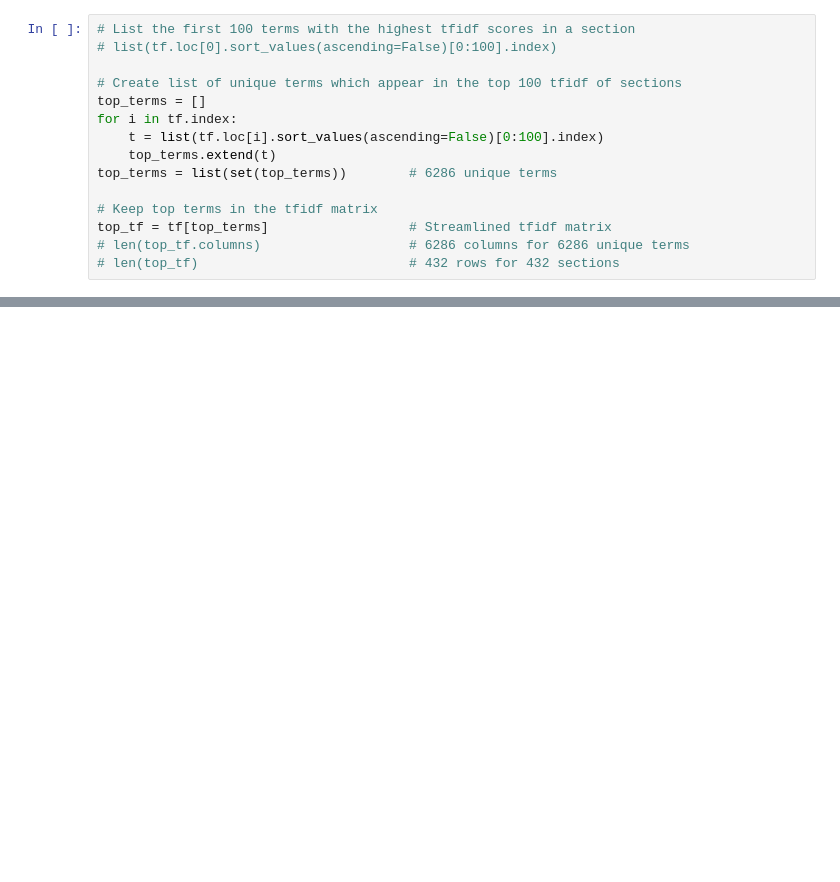
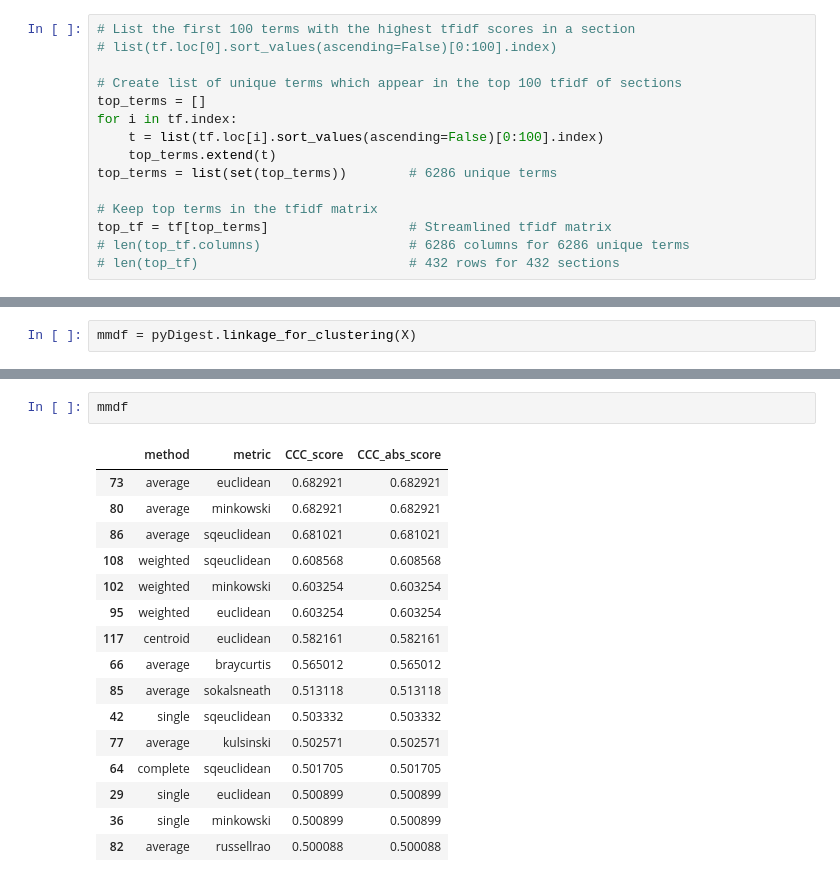
Before and after one commit to mribary/pyDigest, a Jupyter notebook: script/NLP_clustering_sections.ipynb, the cells around one changed output, grey strips where cells are left out. Cells and saved outputs as stored; diff of their text form; blank space fills up the shorter version.

```diff
--- a/script/NLP_clustering_sections.ipynb
+++ b/script/NLP_clustering_sections.ipynb
@@ -88,0 +40,2 @@ for Z in linkage_matrices:
+# %%
+mmdf = pyDigest.linkage_for_clustering(X)
@@ -88,0 +60,19 @@ for Z in linkage_matrices:
+# %%
+mmdf
+# %% [output]
+|  | method | metric | CCC_score | CCC_abs_score |
+| 73 | average | euclidean | 0.682921 | 0.682921 |
+| 80 | average | minkowski | 0.682921 | 0.682921 |
+| 86 | average | sqeuclidean | 0.681021 | 0.681021 |
+| 108 | weighted | sqeuclidean | 0.608568 | 0.608568 |
+| 102 | weighted | minkowski | 0.603254 | 0.603254 |
+| 95 | weighted | euclidean | 0.603254 | 0.603254 |
+| 117 | centroid | euclidean | 0.582161 | 0.582161 |
+| 66 | average | braycurtis | 0.565012 | 0.565012 |
+| 85 | average | sokalsneath | 0.513118 | 0.513118 |
+| 42 | single | sqeuclidean | 0.503332 | 0.503332 |
+| 77 | average | kulsinski | 0.502571 | 0.502571 |
+| 64 | complete | sqeuclidean | 0.501705 | 0.501705 |
+| 29 | single | euclidean | 0.500899 | 0.500899 |
+| 36 | single | minkowski | 0.500899 | 0.500899 |
+| 82 | average | russellrao | 0.500088 | 0.500088 |
```
Also changed, not shown: parts of 10 cells of this notebook, 4 other files.
